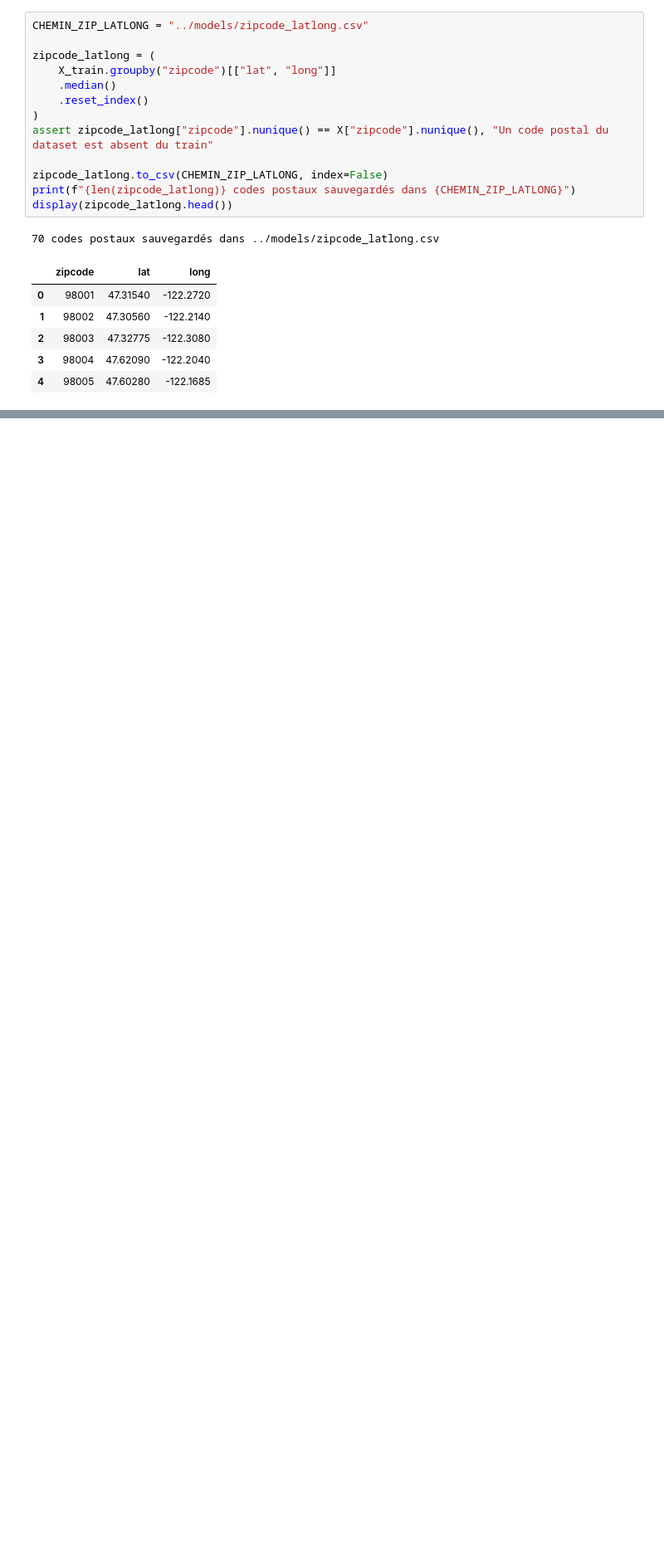
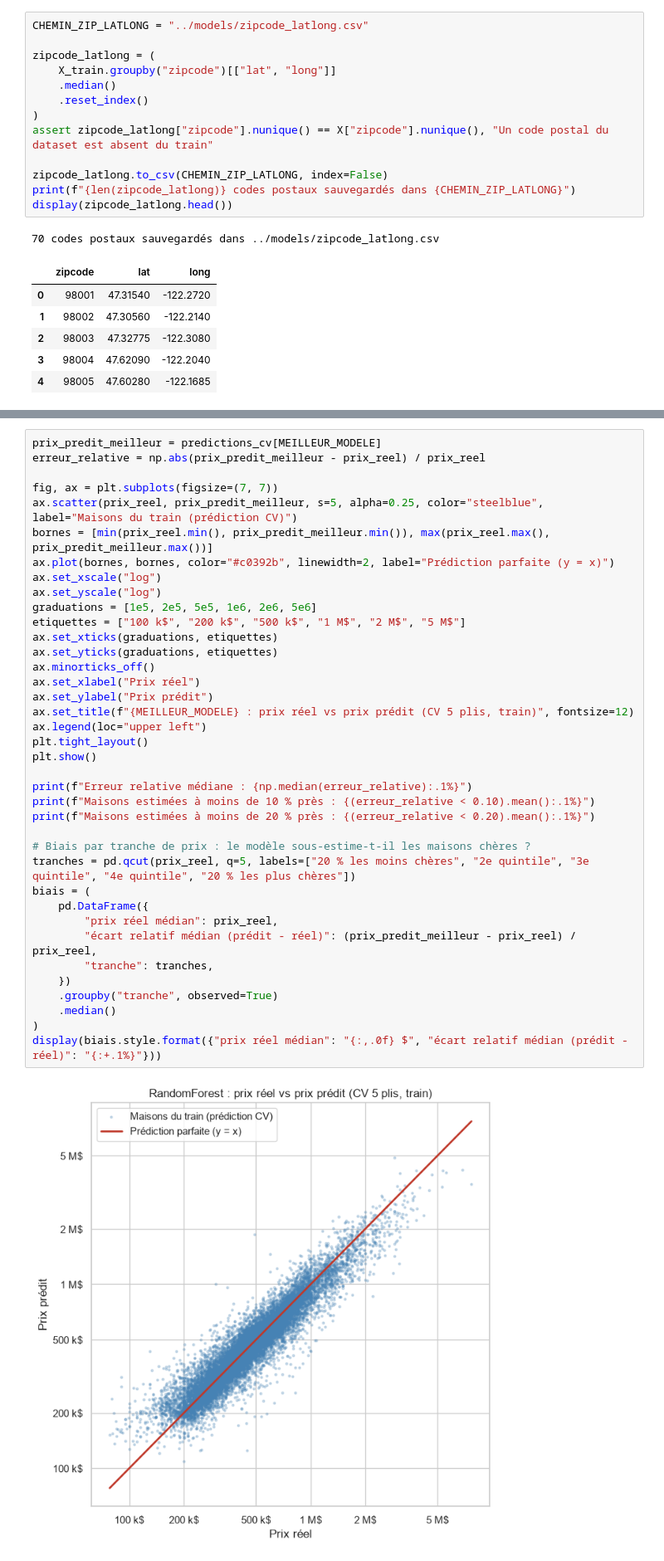
Before and after one commit to dina-yahiaoui/apartment-hunter, a Jupyter notebook: notebooks/01_modelisation.ipynb, the cells around one changed output, grey strips where cells are left out. Shown at 83% size. Saved outputs shown, nothing was run; the diff lists cells and outputs as text; blank space fills up the shorter version.

```diff
--- a/notebooks/01_modelisation.ipynb
+++ b/notebooks/01_modelisation.ipynb
@@ -949,0 +1114,40 @@ display(zipcode_latlong.head())
+# %%
+prix_predit_meilleur = predictions_cv[MEILLEUR_MODELE]
+erreur_relative = np.abs(prix_predit_meilleur - prix_reel) / prix_reel
+
+fig, ax = plt.subplots(figsize=(7, 7))
+ax.scatter(prix_reel, prix_predit_meilleur, s=5, alpha=0.25, color="steelblue", label="Maisons du train (prédiction CV)")
+bornes = [min(prix_reel.min(), prix_predit_meilleur.min()), max(prix_reel.max(), prix_predit_meilleur.max())]
+ax.plot(bornes, bornes, color="#c0392b", linewidth=2, label="Prédiction parfaite (y = x)")
+ax.set_xscale("log")
+ax.set_yscale("log")
+graduations = [1e5, 2e5, 5e5, 1e6, 2e6, 5e6]
+etiquettes = ["100 k$", "200 k$", "500 k$", "1 M$", "2 M$", "5 M$"]
+ax.set_xticks(graduations, etiquettes)
+ax.set_yticks(graduations, etiquettes)
+ax.minorticks_off()
+ax.set_xlabel("Prix réel")
+ax.set_ylabel("Prix prédit")
+ax.set_title(f"{MEILLEUR_MODELE} : prix réel vs prix prédit (CV 5 plis, train)", fontsize=12)
+ax.legend(loc="upper left")
+plt.tight_layout()
+plt.show()
+
+print(f"Erreur relative médiane : {np.median(erreur_relative):.1%}")
+print(f"Maisons estimées à moins de 10 % près : {(erreur_relative < 0.10).mean():.1%}")
+print(f"Maisons estimées à moins de 20 % près : {(erreur_relative < 0.20).mean():.1%}")
+
+# Biais par tranche de prix : le modèle sous-estime-t-il les maisons chères ?
+tranches = pd.qcut(prix_reel, q=5, labels=["20 % les moins chères", "2e quintile", "3e quintile", "4e quintile", "20 % les plus chères"])
+biais = (
+    pd.DataFrame({
+        "prix réel médian": prix_reel,
+        "écart relatif médian (prédit - réel)": (prix_predit_meilleur - prix_reel) / prix_reel,
+        "tranche": tranches,
+    })
+    .groupby("tranche", observed=True)
+    .median()
+)
+display(biais.style.format({"prix réel médian": "{:,.0f} $", "écart relatif médian (prédit - réel)": "{:+.1%}"}))
+# %% [output]
+[figure, added]
```
Also changed, not shown: parts of 15 cells of this notebook.
